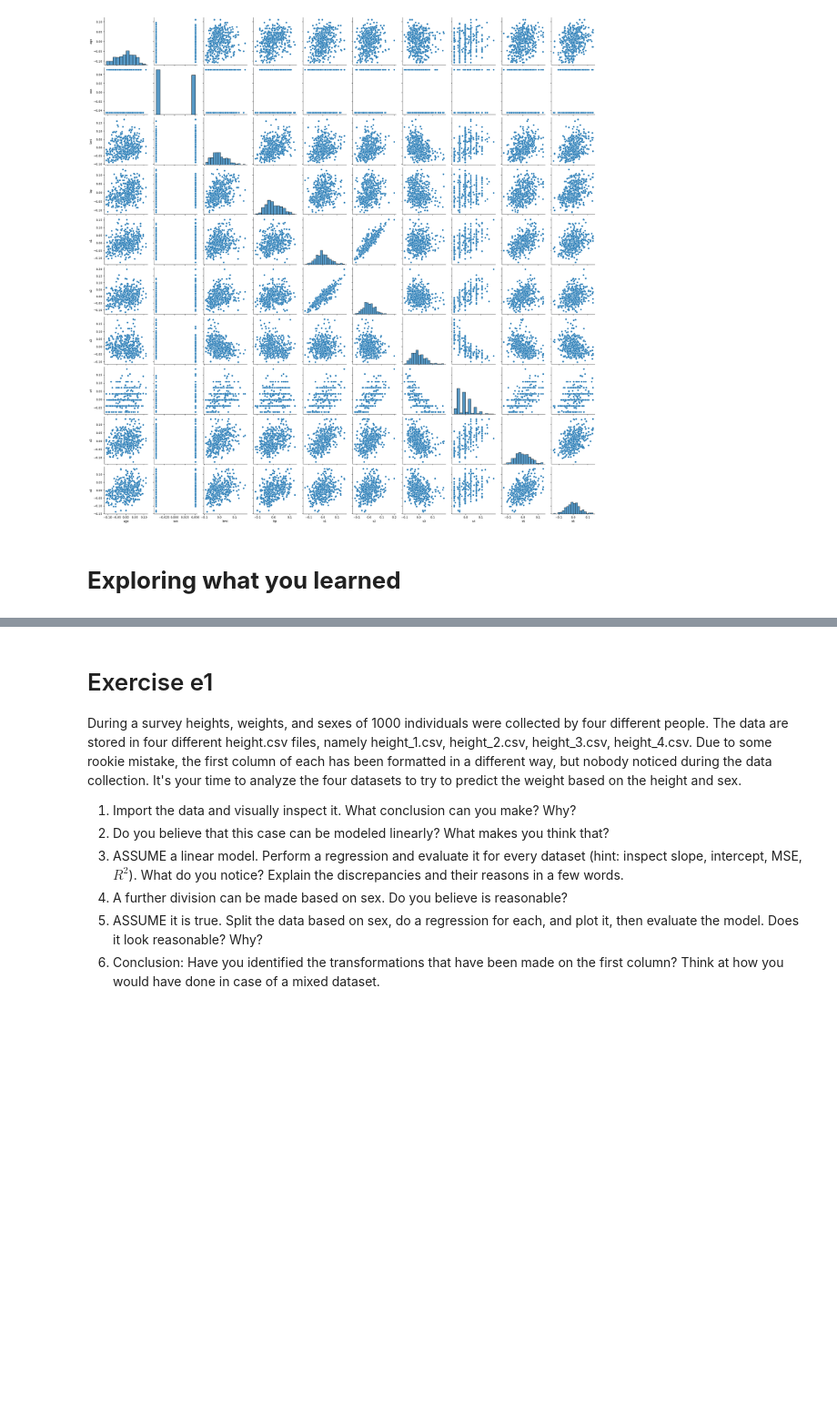
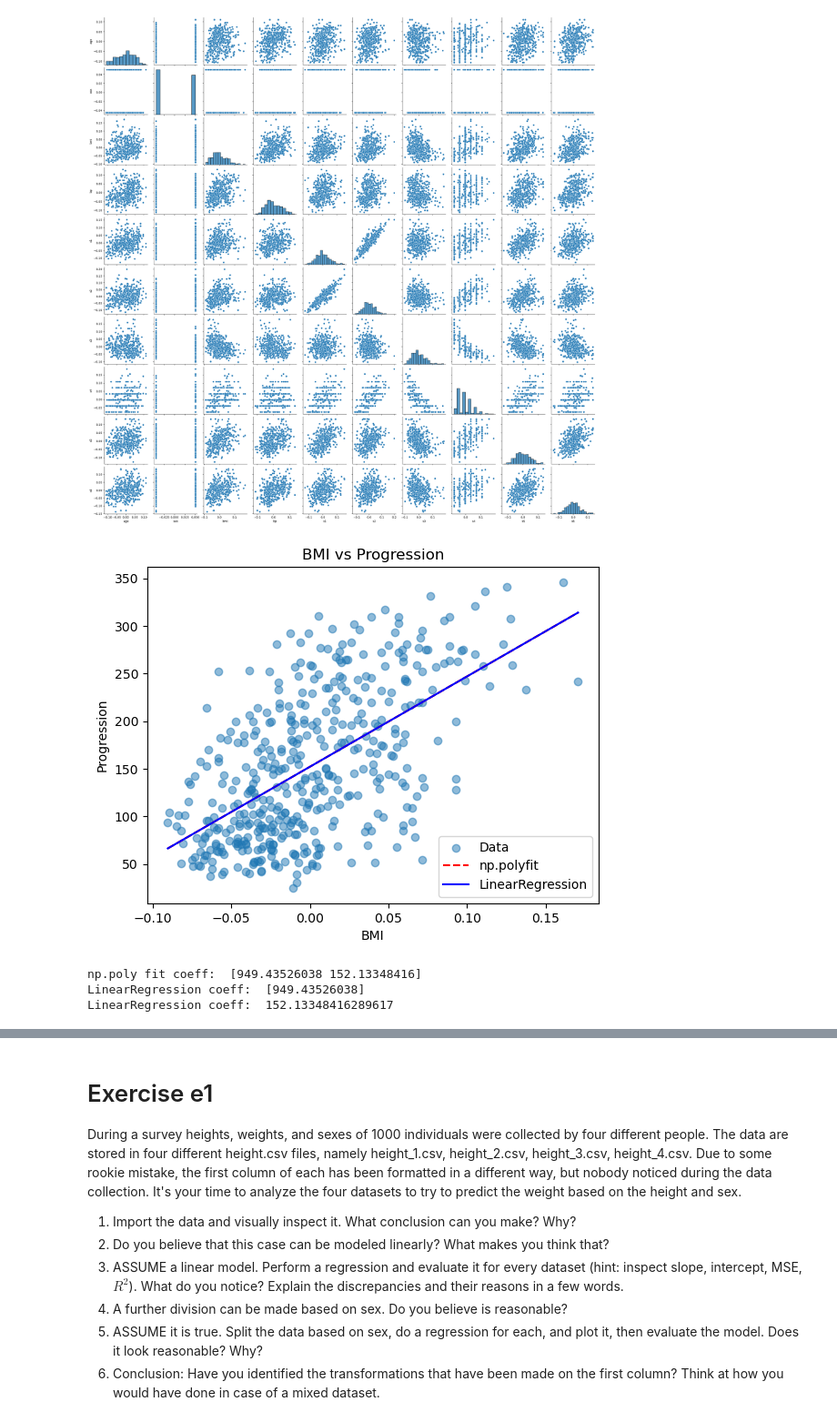
Before and after one commit to Simon-Simonsen/ML_Exercises, a Jupyter notebook: Week2_exercises-20250902/Exercises_LineaRegression_week2.ipynb, the cells around one changed output, grey strips where cells are left out. Shown at 91% size. Saved outputs shown, nothing was run; the diff lists cells and outputs as text; code cells hidden in the pictures; blank space fills up the shorter version.

```diff
--- a/Week2_exercises-20250902/Exercises_LineaRegression_week2.ipynb
+++ b/Week2_exercises-20250902/Exercises_LineaRegression_week2.ipynb
@@ -286,4 +307,36 @@ plt.show()
 # %% [output]
 [figure]
-# %% [markdown]
-# <b>Exploring what you learned</b>
+# %%
+#plotting bmi and ltg/s5 from load_diabetes.
+from sklearn.metrics import mean_squared_error
+df = pd.DataFrame(data.data, columns=data.feature_names)
+
+X_bmi = df[["bmi"]]
+x_s5 = df["s5"]
+y_prog = data["target"]
+
+coeffs_bmi = np.polyfit(X_bmi.values.flatten(), y_prog, deg =1)
+poly_bmi = np.poly1d(coeffs_bmi)
+
+x_line = np.linspace(X_bmi.min(), X_bmi.max(), 100)
+y_polyfit = poly_bmi(x_line)
+
+model_bmi = LinearRegression().fit(X_bmi, y_prog)
+y_lr = model_bmi.predict(x_line.reshape(-1, 1))
+
+plt.scatter(X_bmi, y_prog, alpha=0.5, label="Data")
+plt.plot(x_line, y_polyfit, "r--", label="np.polyfit")
+plt.plot(x_line, y_lr, "b-", label="LinearRegression")
+plt.xlabel("BMI")
+plt.ylabel("Progression")
+plt.title("BMI vs Progression")
+plt.legend()
+plt.show()
+print("np.poly fit coeff: ", coeffs_bmi)
+print("LinearRegression coeff: ", model_bmi.coef_)
+print("LinearRegression coeff: ", model_bmi.intercept_)
+# %% [output]
+[figure, added]
+np.poly fit coeff:  [949.43526038 152.13348416]
+LinearRegression coeff:  [949.43526038]
+LinearRegression coeff:  152.13348416289617
```
Also changed, not shown: parts of 18 cells of this notebook.
